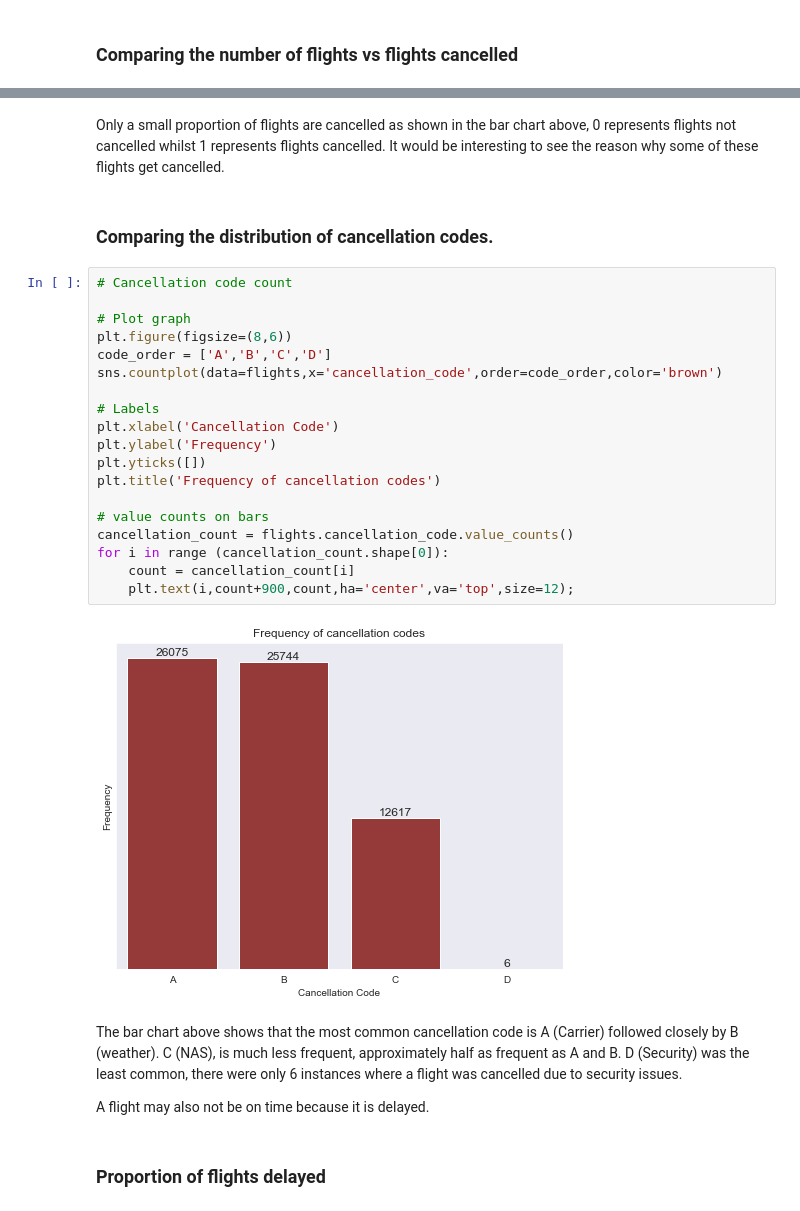
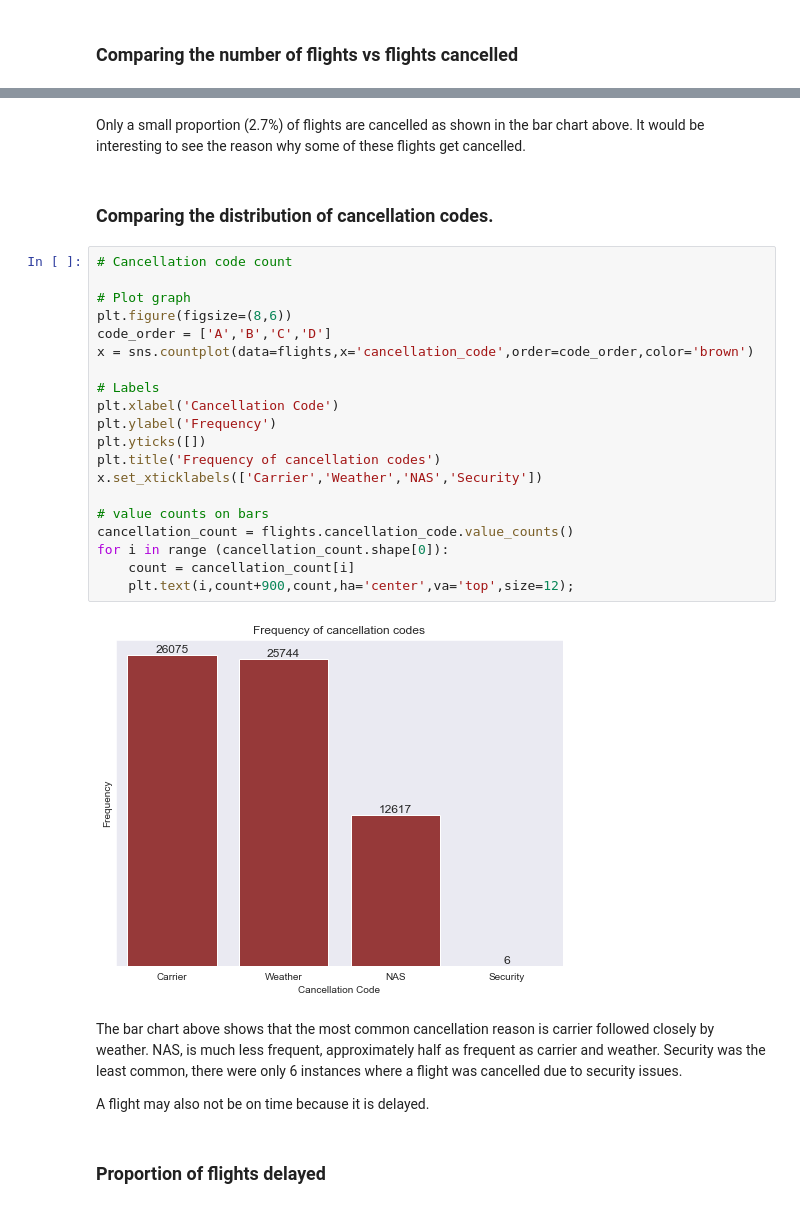
Before and after one commit to Vincentk-94/Communicate_data_findings, a Jupyter notebook: 2008 Flight Delays - Project.ipynb, the cells around one changed output, grey strips where cells are left out. Cells and saved outputs as stored; diff of their text form.

```diff
--- a/2008 Flight Delays - Project.ipynb
+++ b/2008 Flight Delays - Project.ipynb
@@ -440,32 +450,33 @@ plt.title('Flights cancelled');
 # %% [output]
 [figure]
 # %% [markdown]
-Only a small proportion of flights are cancelled as shown in the bar chart above, 0 represents flights not cancelled whilst 1 represents flights cancelled. It would be interesting to see the reason why some of these flights get cancelled.
+Only a small proportion (2.7%) of flights are cancelled as shown in the bar chart above. It would be interesting to see the reason why some of these flights get cancelled.
 # %% [markdown]
 ### Comparing the distribution of cancellation codes.
 # %%
 # Cancellation code count
 
 # Plot graph
 plt.figure(figsize=(8,6))
 code_order = ['A','B','C','D']
-sns.countplot(data=flights,x='cancellation_code',order=code_order,color='brown')
+x = sns.countplot(data=flights,x='cancellation_code',order=code_order,color='brown')
 
 # Labels
 plt.xlabel('Cancellation Code')
 plt.ylabel('Frequency')
 plt.yticks([])
 plt.title('Frequency of cancellation codes')
+x.set_xticklabels(['Carrier','Weather','NAS','Security'])
 
 # value counts on bars
 cancellation_count = flights.cancellation_code.value_counts()
 for i in range (cancellation_count.shape[0]):
     count = cancellation_count[i]
     plt.text(i,count+900,count,ha='center',va='top',size=12);
 # %% [output]
-[figure, old version]
+[figure, new version]
 # %% [markdown]
-The bar chart above shows that the most common cancellation code is A (Carrier) followed closely by B (weather). C (NAS), is much less frequent, approximately half as frequent as A and B. D (Security) was the least common, there were only 6 instances where a flight was cancelled due to security issues.
+The bar chart above shows that the most common cancellation reason is carrier followed closely by weather. NAS, is much less frequent, approximately half as frequent as carrier and weather. Security was the least common, there were only 6 instances where a flight was cancelled due to security issues.
 
 A flight may also not be on time because it is delayed.
 # %% [markdown]
```
Also changed, not shown: parts of 36 cells of this notebook.
